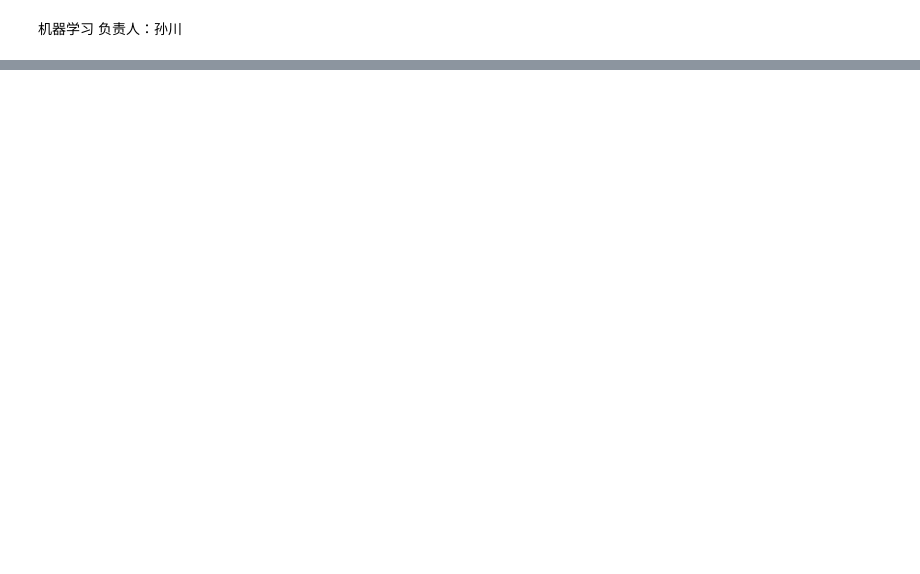
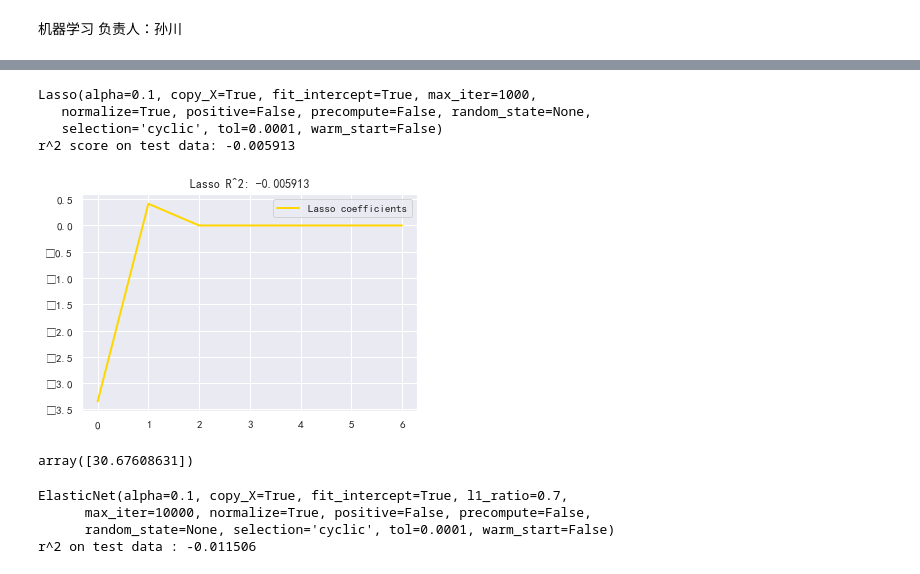
Before and after one commit to 314-studio/Car-Recommendation, a Jupyter notebook: MLlab.ipynb, the cells around one changed output, grey strips where cells are left out. Drawn from its saved outputs; the diff is of its cells as text; code cells hidden in the pictures; blank space fills up the shorter version.

```diff
--- a/MLlab.ipynb
+++ b/MLlab.ipynb
@@ -57,0 +79,47 @@ y = expances.iloc[:, 0].values
+# %%
+X = expances.iloc[:, 1:].values
+y = expances.iloc[:, 0].values
+
+m = X.shape[0]  #数据集大小
+X_train, y_train = X[:m  // 4 * 3], y[:m // 4 * 3]
+X_test, y_test = X[m  // 4 * 3 :] , y[m // 4 * 3 :]
+# %%
+alpha = 0.1
+reg_lasso = linear_model.Lasso(alpha=alpha, fit_intercept=True, normalize=True)
+y_pred_lasso = reg_lasso.fit(X_train, y_train).predict(X_test)
+r2_score_lasso = r2_score(y_test, y_pred_lasso)
+print(reg_lasso)
+print('r^2 score on test data: %f' % r2_score_lasso)
+# %% [output]
+Lasso(alpha=0.1, copy_X=True, fit_intercept=True, max_iter=1000,
+   normalize=True, positive=False, precompute=False, random_state=None,
+   selection='cyclic', tol=0.0001, warm_start=False)
+r^2 score on test data: -0.005913
+# %%
+plt.plot(reg_lasso.coef_, color='gold', linewidth=2,
+         label='Lasso coefficients')
+#plt.plot(coef, '--', color='navy', label='original coefficients')
+plt.legend(loc='best')
+plt.title("Lasso R^2: %f" % r2_score_lasso)
+plt.show()
+# %% [output]
+[figure, added]
+# %%
+v = [[0,5.0,1,1,4,10990.61,1]]
+reg_lasso.predict(v)
+# %% [output]
+array([30.67608631])
+# %%
+from sklearn.linear_model import ElasticNet
+
+enet = ElasticNet(alpha=alpha, l1_ratio=0.7, normalize=True, max_iter=1000)
+
+y_pred_enet = enet.fit(X_train, y_train).predict(X_test)
+r2_score_enet = r2_score(y_test, y_pred_enet)
+print(enet)
+print("r^2 on test data : %f" % r2_score_enet)
+# %% [output]
+ElasticNet(alpha=0.1, copy_X=True, fit_intercept=True, l1_ratio=0.7,
+      max_iter=10000, normalize=True, positive=False, precompute=False,
+      random_state=None, selection='cyclic', tol=0.0001, warm_start=False)
+r^2 on test data : -0.011506
```
Also changed, not shown: parts of 11 cells of this notebook, 4 other files.
